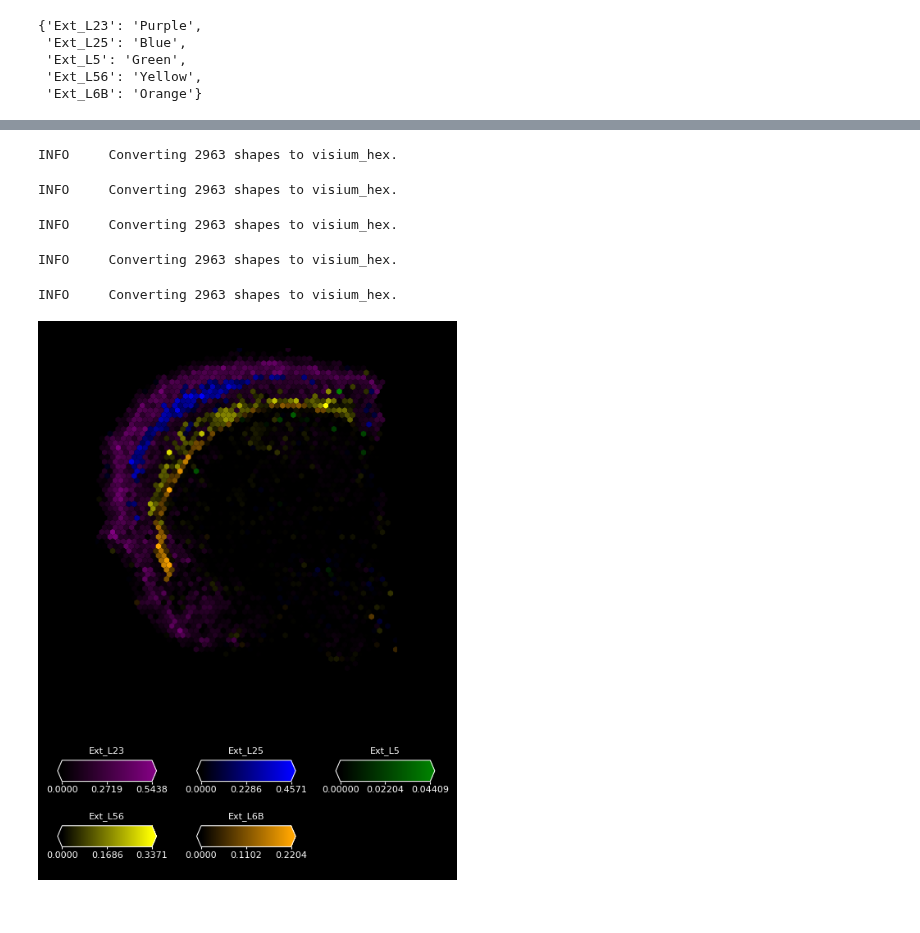
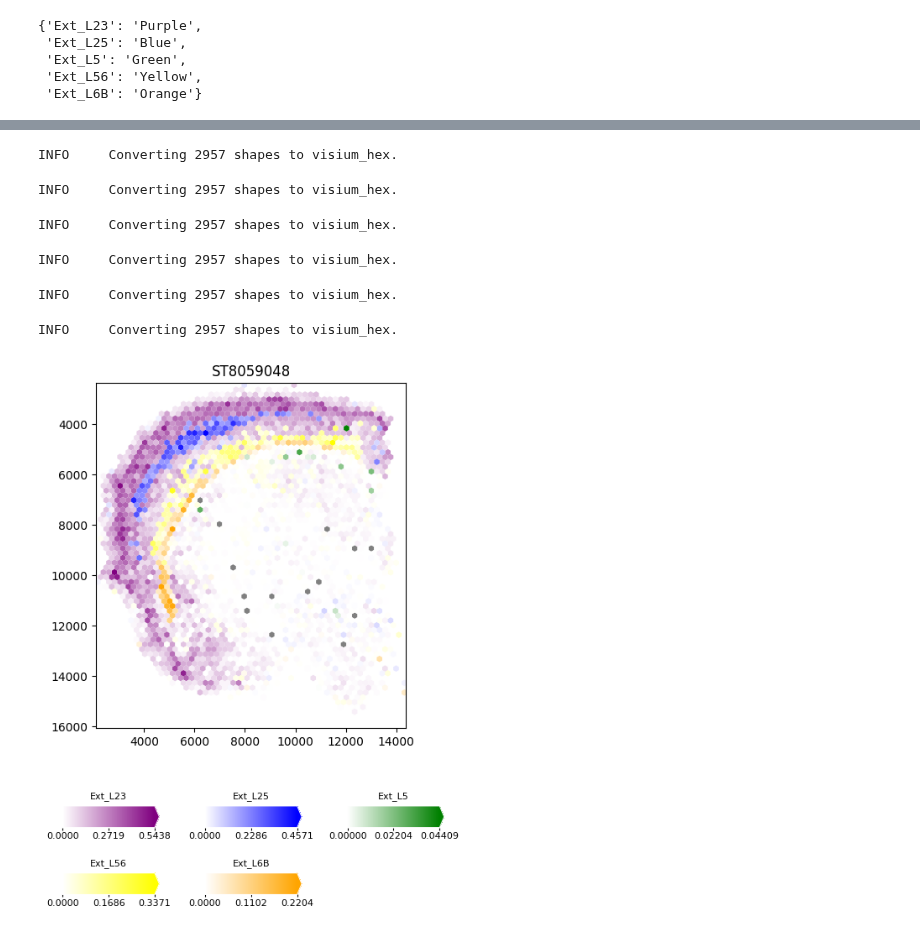
Before and after one commit to ComputationalBiomedicineGroup/rectangle_paper, a Jupyter notebook: notebooks/spatial_visualisation.ipynb, the cells around one changed output, grey strips where cells are left out. Cells and saved outputs as stored; diff of their text form; code cells hidden in the pictures.

Commit message:
spatial-visualization

```diff
--- a/notebooks/spatial_visualisation.ipynb
+++ b/notebooks/spatial_visualisation.ipynb
@@ -14,7 +14,7 @@ from typing import Literal
 
 assert spatialdata_plot.__version__ == "0.2.13"
 
-_AX_BG_COLOR = "black"
+_AX_BG_COLOR = "white"
 # %%
 ## Load provided SpatialData object
 sdata = sd.read_zarr("../data/ST8059048.zarr")
@@ -49,3 +70,8 @@ estimations
 | TTGTTTCATTAGTCTA-1 | 8.753454e-18 | 0.000000e+00 | 0.005156 | 0.000000e+00 | 0.303371 | 2.926869e-03 | 1.848097e-03 | 0.000000e+00 | 0.000000 | ... |
 | TTGTTTCCATACAACT-1 | 0.000000e+00 | 7.856691e-18 | 0.002152 | 2.735749e-18 | 0.279298 | 5.156393e-04 | 6.634421e-03 | 2.248329e-19 | 0.109466 | ... |
 2963 rows × 27 columns
+# %%
+# remove spots with count lower
+low_count_spots = counts_per_row[counts_per_row < 500].index
+estimations = estimations.drop(index=low_count_spots)
+estimations
@@ -206,7 +259,7 @@ celltype_color_map
  'Ext_L6B': 'Orange'}
 # %%
 def transparent_sequential_cmap(
-    color: str, n: int = 256, bg: Literal["white", "black"] = "black", name: str | None = None
+    color: str, n: int = 256, bg: Literal["white", "black"] = "white", name: str | None = None
 ) -> mpl.colors.ListedColormap:
     """Create a cmap from `color` to `bg` where value 0 is fully transparent."""
     rgb_target = np.array(mpl.colors.to_rgb(color), dtype=float)
@@ -225,10 +278,10 @@ def transparent_sequential_cmap(
     return mpl.colors.ListedColormap(rgba, name or f"{color}_transparent_seq")
 
 fig, ax = plt.subplots(figsize=(6, 6))
-ax.set_facecolor("black")       # axis background
+ax.set_facecolor("white")       # axis background
 
 for celltype, color in celltype_color_map.items():
-    cmap = transparent_sequential_cmap(color, n=256, name=f"{celltype}_transparent_seq", bg='black')
+    cmap = transparent_sequential_cmap(color, n=256, name=f"{celltype}_transparent_seq", bg='white')
     (
         sdata
         .pl.render_shapes(
@@ -319,8 +372,8 @@ def add_celltype_colorbar(
     cmap: Colormap,
     name: str,
     *,
-    bg: str = "black",
-    text_color: str = "white",
+    bg: str = "white",
+    text_color: str = "black",
     n_ticks: int = 3,
     bar_y: float = 0.12,
     bar_h: float = 0.45,
@@ -385,7 +438,7 @@ def add_celltype_colorbar(
     )
 
 # 1) Set up the figure and layout
-fig = plt.figure(figsize=(6, 8), facecolor="black")
+fig = plt.figure(figsize=(6, 8), facecolor="white")
 
 # top: 3/4, bottom: 1/4
 gs = fig.add_gridspec(
@@ -430,41 +483,60 @@ add_rectangle_results_to_spatialdata(
     region_name="ST8059048",
     source_table="table",
 )
 
+# Define obs that have 0 for all celltypes as bad so we can color them
+sdata["rectangle_results"].obs["is_bad"] = sdata["rectangle_results"].to_df().sum(axis=1) == 0
+sdata["rectangle_results"].obs["is_bad"] = sdata["rectangle_results"].obs["is_bad"].astype(str)
+
 # 3) Draw the hex plot
 top_ax = fig.add_subplot(gs[0])
+
+(
+    sdata.pl.render_shapes(
+        color="is_bad",
+        groups=["True", "False"],
+        palette=["gray", "white"],
+        shape="visium_hex",
+        table_name="rectangle_results",
+    ).pl.show("ST8059048", ax=top_ax, legend_loc=None)
+)
+
 for celltype, color in celltype_color_map.items():
     cmap = transparent_sequential_cmap(color, n=256, name=f"{celltype}_transparent_seq", bg=_AX_BG_COLOR)
     (
         sdata.pl.render_shapes(
             color=celltype,
             cmap=cmap,
             shape="visium_hex",
             table_name="rectangle_results",
         ).pl.show("ST8059048", ax=top_ax, colorbar=False)
     )
 
-top_ax.set_facecolor("black")
+top_ax.set_facecolor("white")
 
 # 4) Draw the colorbars
 for i, (celltype, color) in enumerate(celltype_color_map.items()):
-    cmap = transparent_sequential_cmap(color, n=256, name=f"{celltype}_transparent_seq", bg=_AX_BG_COLOR)
+    cmap = transparent_sequential_cmap(color, n=256, name=f"{celltype}_transparent_seq", bg="white")
     add_celltype_colorbar(
         bottom_axs[i],
         sdata.tables["rectangle_results"].to_df()[celltype],
         cmap,
         celltype,
     )
 
-# Ensure that unused colorbars are black.
-for ax in bottom_axs:
-    ax.set_facecolor("black")
+# Hide the unused 6th subplot
+bottom_axs[5].set_visible(False)
+
+# Ensure that used colorbars have white background
+for ax in bottom_axs[:5]:
+    ax.set_facecolor("white")
 
 plt.show()
 # %% [output]
-INFO     Converting 2963 shapes to visium_hex.
+INFO     Converting 2957 shapes to visium_hex.
-INFO     Converting 2963 shapes to visium_hex.
+INFO     Converting 2957 shapes to visium_hex.
-INFO     Converting 2963 shapes to visium_hex.
+INFO     Converting 2957 shapes to visium_hex.
-INFO     Converting 2963 shapes to visium_hex.
+INFO     Converting 2957 shapes to visium_hex.
-INFO     Converting 2963 shapes to visium_hex.
+INFO     Converting 2957 shapes to visium_hex.
+INFO     Converting 2957 shapes to visium_hex.
-[figure, old version]
+[figure, new version]
```
Also changed, not shown: parts of 10 cells of this notebook, 2 other files.
